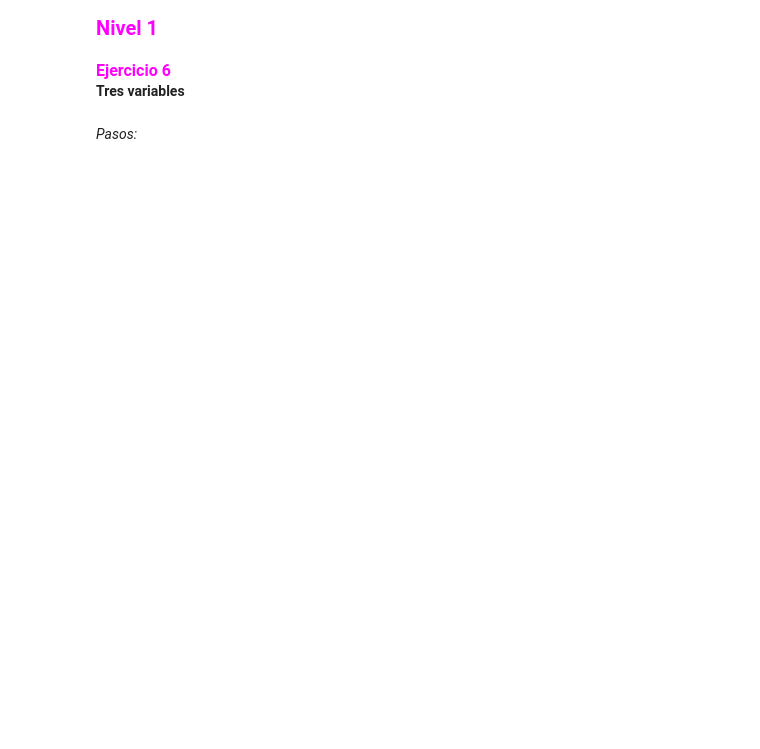
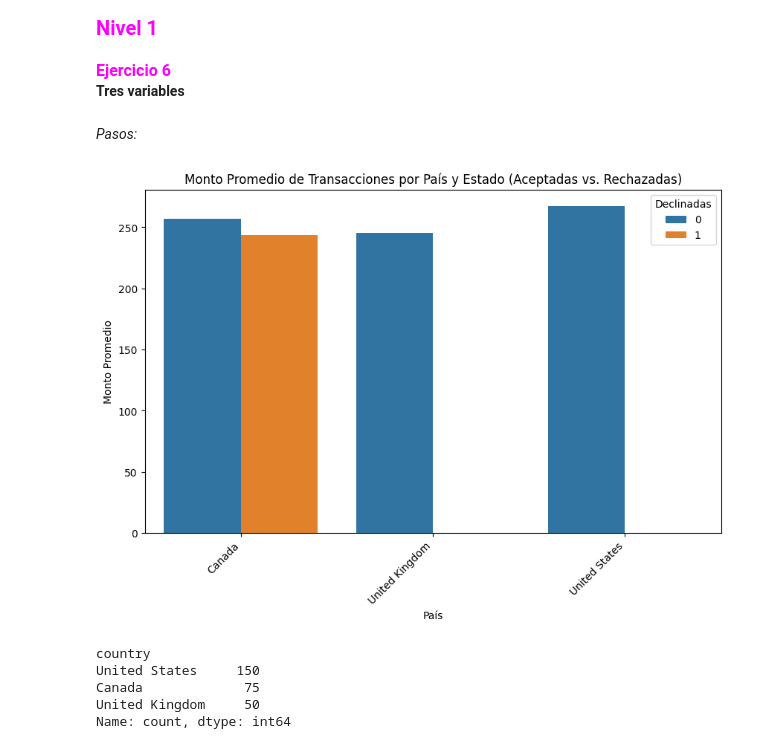
Before and after one commit to Nathalia-GM2912/Data_Analytics_2024, a Jupyter notebook: Sprint_8_Python/Sprint_8.01.ipynb, the cells around one changed output. Drawn from its saved outputs; the diff is of its cells as text; code cells hidden in the pictures; blank space fills up the shorter version.

```diff
--- a/Sprint_8_Python/Sprint_8.01.ipynb
+++ b/Sprint_8_Python/Sprint_8.01.ipynb
@@ -435,0 +444,38 @@ plt.show()
+# %%
+import pandas as pd
+import seaborn as sns
+import matplotlib.pyplot as plt
+
+# 1. Unir df_transactions con df_users para obtener el país del usuario
+merged_data = df_transactions.merge(df_users[['id','country']],
+                                    left_on='user_id', right_on='id')
+
+# 2. Calcular el monto promedio por país y estado (aceptado/rechazado)
+grouped_data = merged_data.groupby(['country','declined'])['amount'].mean().reset_index()
+
+# 3. Graficar un barplot agrupado por país, mostrando la diferencia entre aceptadas (0) y rechazadas (1)
+plt.figure(figsize=(10,6))
+sns.barplot(data=grouped_data, x='country', y='amount', hue='declined')
+plt.title('Monto Promedio de Transacciones por País y Estado (Aceptadas vs. Rechazadas)')
+plt.xlabel('País')
+plt.ylabel('Monto Promedio')
+plt.xticks(rotation=45, ha='right')
+plt.legend(title='Declinadas')
+plt.show()
+# %% [output]
+[figure, added]
+# %%
+df_users['country'].value_counts()
+
+#df_card_status.value_counts()
+#df_companies.value_counts()
+#df_credit_cards.value_counts()
+#df_products.value_counts()
+#df_transaction_products.value_counts()
+#df_transactions.value_counts()
+# %% [output]
+country
+United States     150
+Canada             75
+United Kingdom     50
+Name: count, dtype: int64
```
Also changed, not shown: parts of 5 cells of this notebook.
